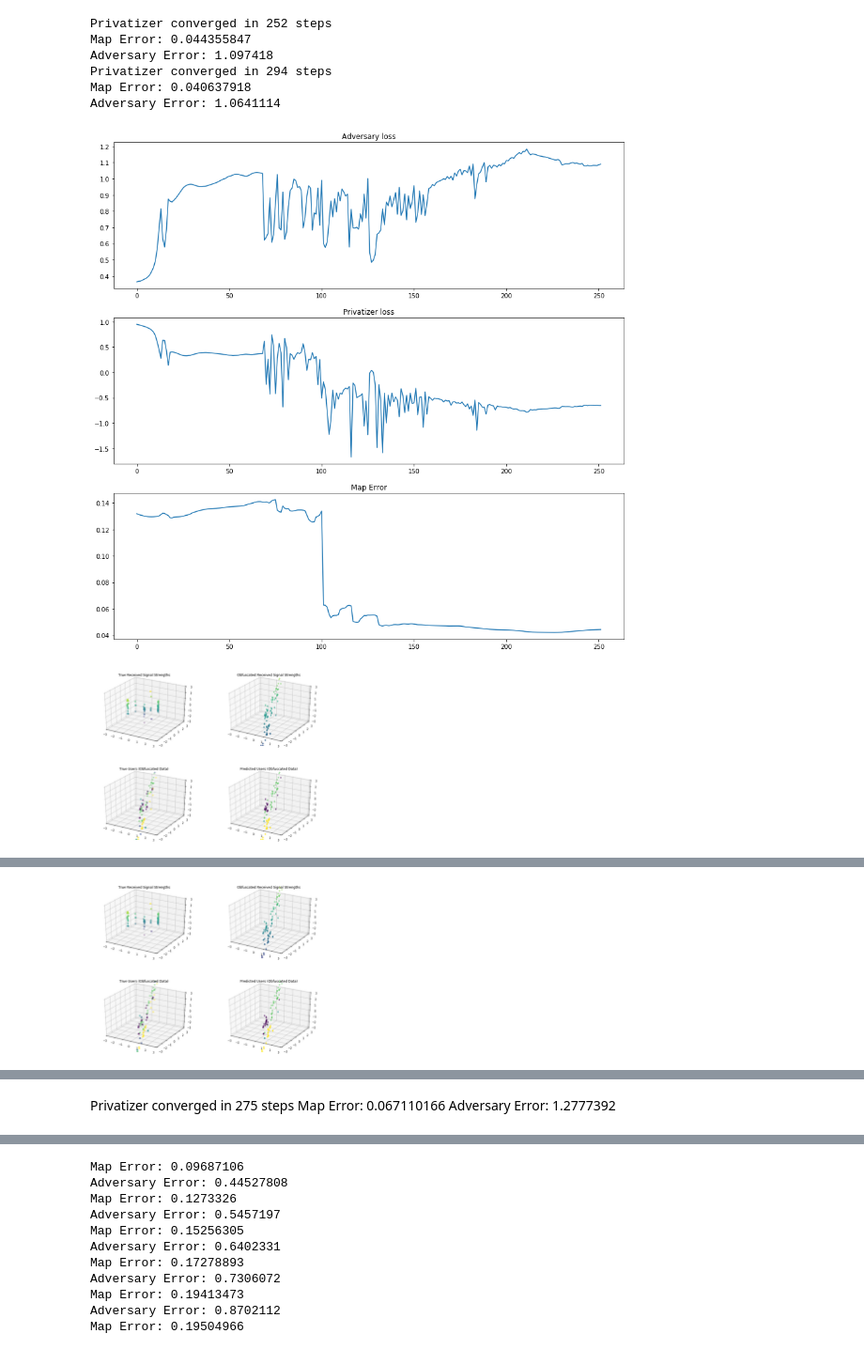
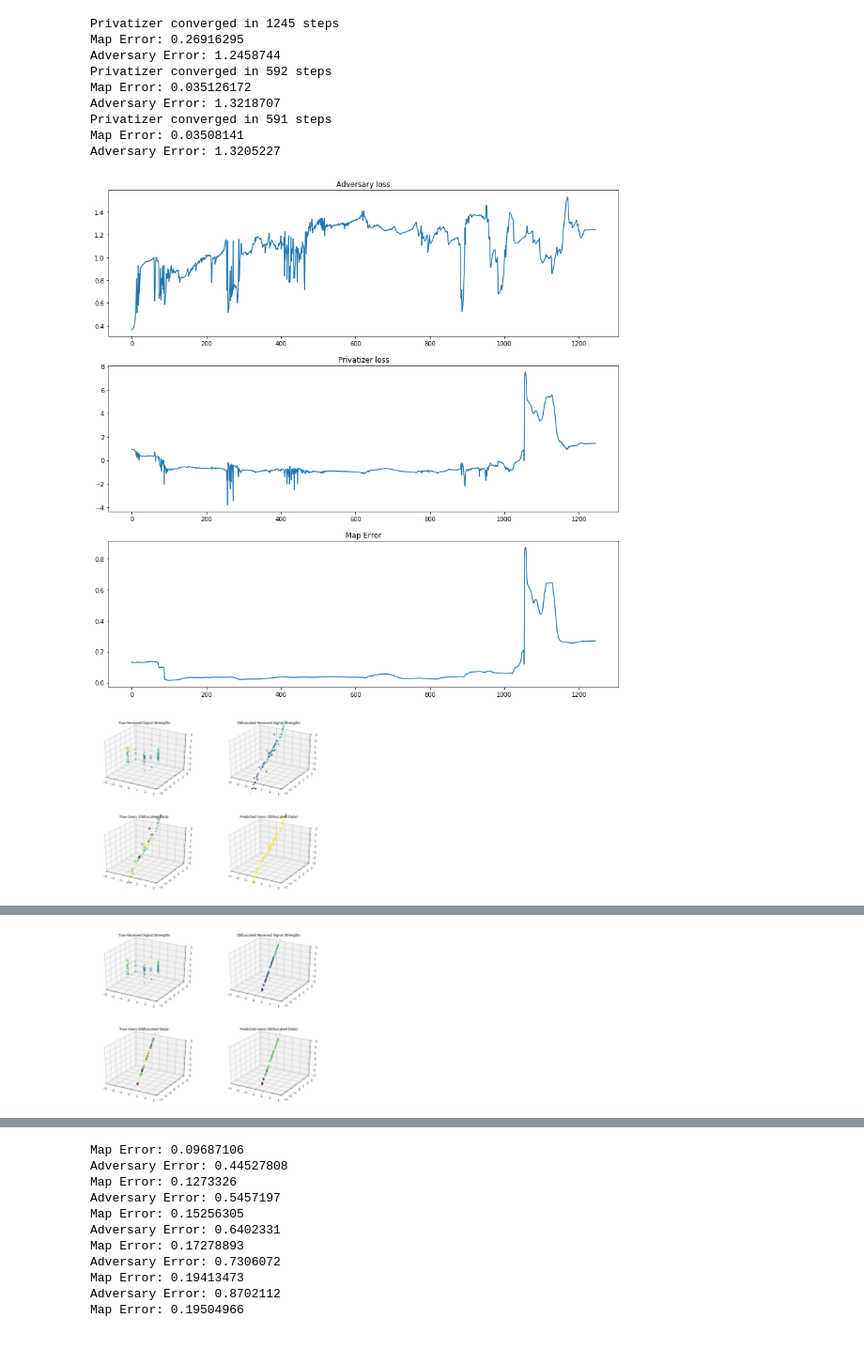
Before and after one commit to lillyclark/privacy-utility, a Jupyter notebook: PLOT automation.ipynb, the cells around one changed output, grey strips where cells are left out. Shown at 94% size. Drawn from its saved outputs; the diff is of its cells as text; code cells hidden in the pictures.

```diff
--- a/PLOT automation.ipynb
+++ b/PLOT automation.ipynb
@@ -36,7 +36,7 @@ def train(trainstep, trainloss, max_iter, session, vis=False):
     delta1 = 100
     delta2 = 0
     count_iter = 0
-    while abs(delta1 - delta2) >= 0.0001 and count_iter < max_iter:
+    while abs(delta1 - delta2) >= 0.00001 and count_iter < max_iter:
         count_iter += 1
         delta1 = trainloss.eval(session=session)
         trainstep.run(session=session)
@@ -45,7 +45,7 @@ def train(trainstep, trainloss, max_iter, session, vis=False):
 
 
     if vis:
-        if abs(delta1-delta2) < 0.0001:
+        if abs(delta1-delta2) < 0.00001:
 #             print("converged in", count_iter, "steps")
             pass
 
@@ -91,7 +91,7 @@ def run_GAP_automation(show=False):
         ax1.set_ylim(-3, 3)
         ax1.set_zlim(-3, 3)
 
-    PENALTY = [10.0, 100.0]
+    PENALTY = [10.0, 30.0, 100.0]
     I = 1
     all_data = np.empty((I*len(PENALTY),3))
 
@@ -188,11 +188,11 @@ def run_GAP_automation(show=False):
 
             m1plot = train(m1_train, m1_loss, 10000, sess, True)
 
-            while abs(delta1 - delta2) >= 0.0001 and count_iter < max_iter:
+            while abs(delta1 - delta2) >= 0.00001 and count_iter < max_iter:
 
                 delta1 = privatizer_loss.eval(session=sess)
-                m2plot = train(m2_train, m2_loss, 10000, sess)
-                aplot = train(a_train, adversary_loss, 2000, sess, False)
+                m2plot = train(m2_train, m2_loss, 10000, sess, True)
+                aplot = train(a_train, adversary_loss, 20000, sess, True)
                 macro_ad_loss.append(aplot[-1])
                 pplot = train(p_train, privatizer_loss, 1, sess)
                 macro_p_loss.extend(pplot)
@@ -201,41 +201,44 @@ def run_GAP_automation(show=False):
                 delta2 = privatizer_loss.eval(session=sess)
                 count_iter += 1
 
-            if abs(delta1-delta2) < 0.0001:
+            if abs(delta1-delta2) < 0.00001:
                 print("Privatizer converged in", count_iter, "steps")
 
             else:
                 print("privatizer did not converge")
 
             index = int(I*P+i)
 
             print("Map Error:", map_error.eval(session=sess))
             print("Adversary Error:", adversary_loss.eval(session=sess))
 
             all_data[index] = [PENALTY[P], map_error.eval(session=sess), adversary_loss.eval(session=sess)]
             tf.keras.backend.clear_session()
 
             if show:
                 fig, ax = plt.subplots(3,1, figsize=(15,15))
                 fig.subplots_adjust(hspace=0.2)
                 ax[0].plot(macro_ad_loss)
                 ax[0].set_title("Adversary loss")
                 ax[1].plot(macro_p_loss)
                 ax[1].set_title("Privatizer loss")
                 ax[2].plot(macro_map_error)
                 ax[2].set_title("Map Error")
                 vis()
 
     return random_ad, all_data
 
 GAP_random_ad, gap_data = run_GAP_automation(show=True)
 # %% [output]
-Privatizer converged in 252 steps
-Map Error: 0.044355847
-Adversary Error: 1.097418
-Privatizer converged in 294 steps
-Map Error: 0.040637918
-Adversary Error: 1.0641114
+Privatizer converged in 1245 steps
+Map Error: 0.26916295
+Adversary Error: 1.2458744
+Privatizer converged in 592 steps
+Map Error: 0.035126172
+Adversary Error: 1.3218707
+Privatizer converged in 591 steps
+Map Error: 0.03508141
+Adversary Error: 1.3205227
-[figure, old version]
+[figure, new version]
-[figure, old version]
+[figure, new version]
-[figure, old version]
+[figure, new version]
@@ -243,2 +246,2 @@ Adversary Error: 1.0641114
 [figure]
-[figure, old version]
+[figure, new version]
@@ -245,7 +251,3 @@ Adversary Error: 1.0641114
-# %% [markdown]
-Privatizer converged in 275 steps
-Map Error: 0.067110166
-Adversary Error: 1.2777392
 # %%
 gap_data
 # %% [output]
```
Also changed, not shown: parts of 4 cells of this notebook.
